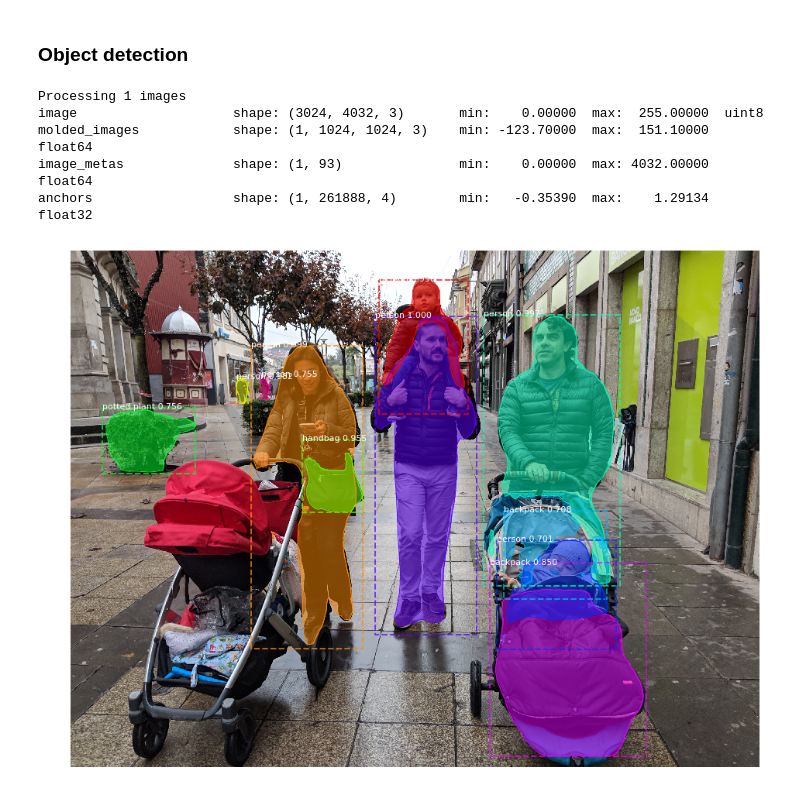
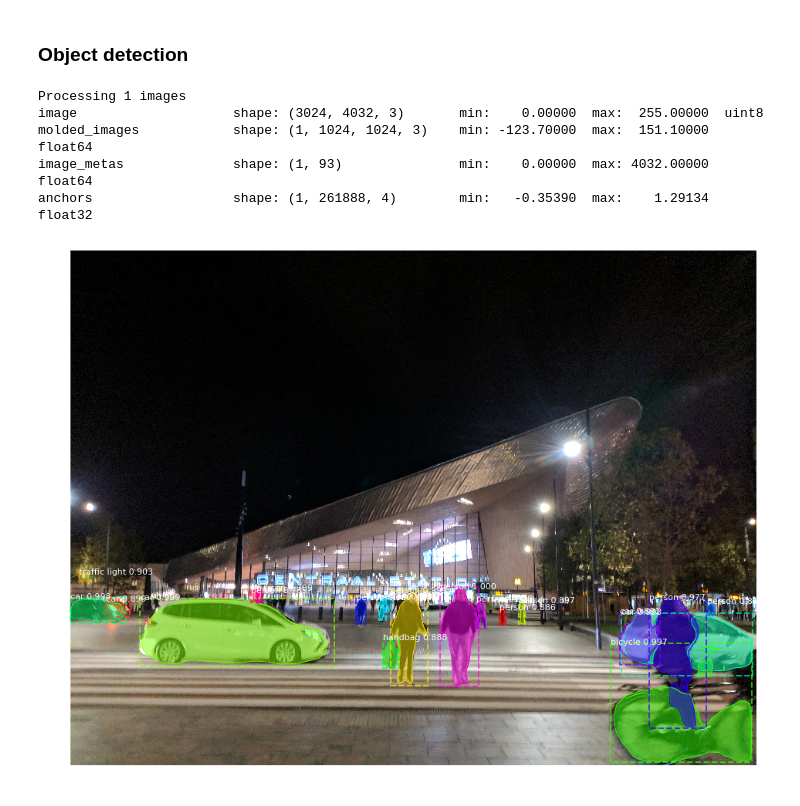
Before and after one commit to malon/Mask_RCNN, a Jupyter notebook: samples/MultiClassClassifier.ipynb, the cells around one changed output. Saved outputs shown, nothing was run; the diff lists cells and outputs as text; code cells hidden in the pictures.

Commit message:
Change to use IMAGE_DIR in multiclass classifier

```diff
--- a/samples/MultiClassClassifier.ipynb
+++ b/samples/MultiClassClassifier.ipynb
@@ -103,20 +102,21 @@ class_names = ['BG', 'person', 'bicycle', 'car', 'motorcycle', 'airplane',
 # %%
 # Load a random image from the images folder
 #file_names = next(os.walk(IMAGE_DIR))[2]
 #image = skimage.io.imread(os.path.join(IMAGE_DIR, random.choice(file_names)))
 
-image = skimage.io.imread(os.path.join(DATASET_DIR,"rotterdam.jpg"))
+# Using my images
+image = skimage.io.imread(os.path.join(IMAGE_DIR,"rotterdam.jpg"))
 # Run detection
 results = model.detect([image], verbose=1)
 
 # Visualize results
 r = results[0]
 visualize.display_instances(image, r['rois'], r['masks'], r['class_ids'],
                             class_names, r['scores'])
 # %% [output]
 Processing 1 images
 image                    shape: (3024, 4032, 3)       min:    0.00000  max:  255.00000  uint8
 molded_images            shape: (1, 1024, 1024, 3)    min: -123.70000  max:  151.10000  float64
 image_metas              shape: (1, 93)               min:    0.00000  max: 4032.00000  float64
 anchors                  shape: (1, 261888, 4)        min:   -0.35390  max:    1.29134  float32
-[figure, old version]
+[figure, new version]
```
Also changed, not shown: parts of 1 cell of this notebook.
